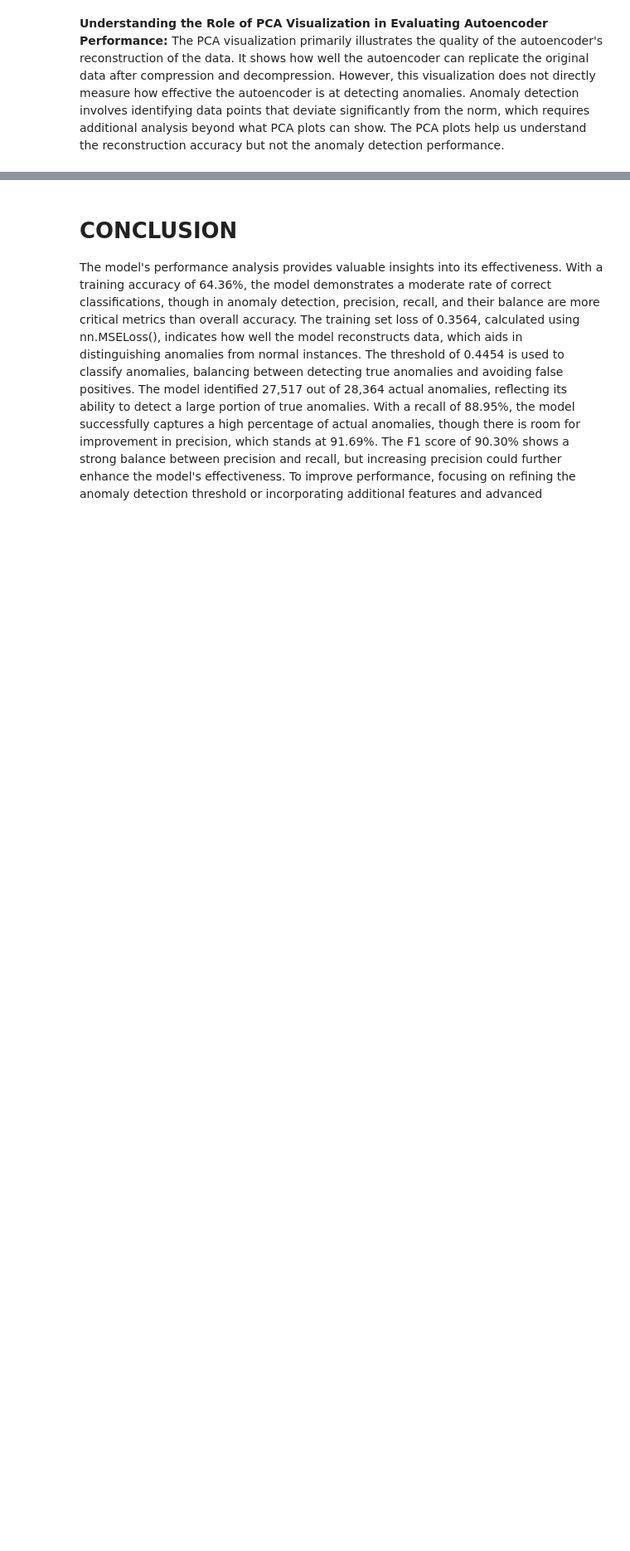
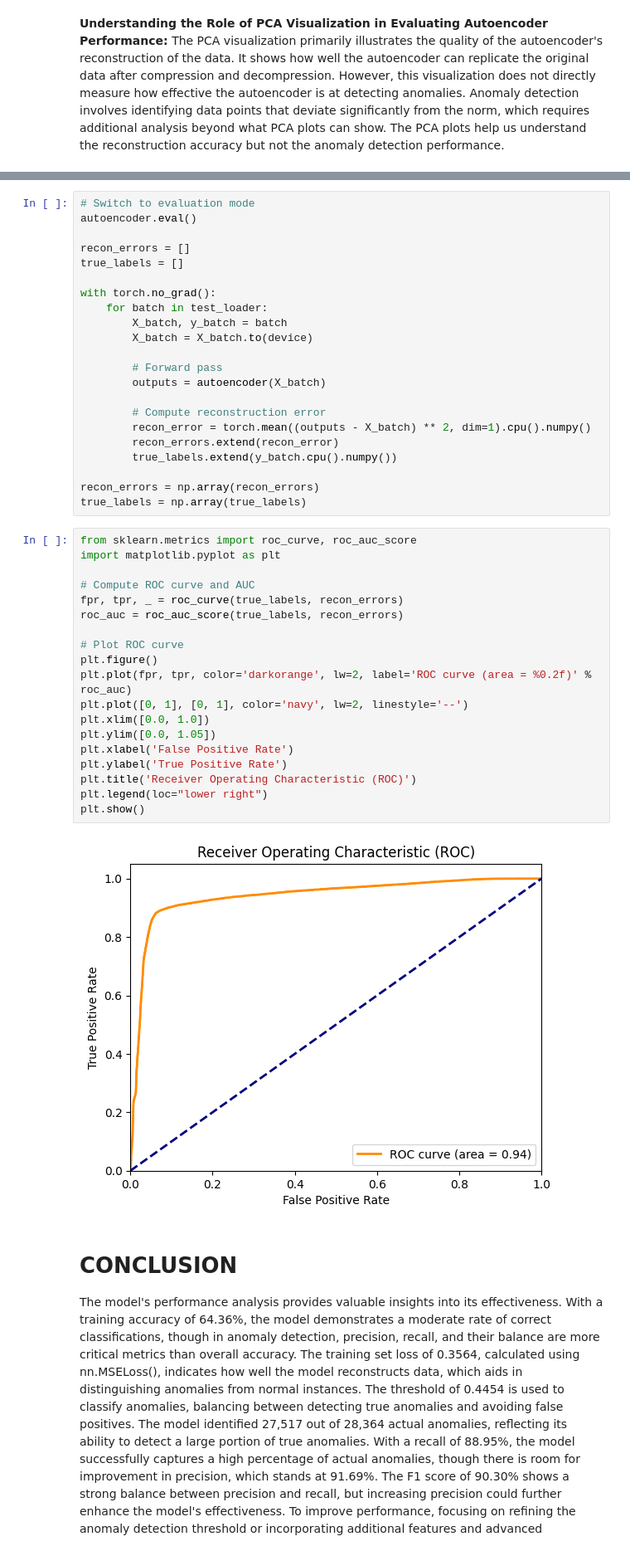
Before and after one commit to Hernan3scobar/Autoencoders, a Jupyter notebook: AutoEncoder-1.ipynb, the cells around one changed output, grey strips where cells are left out. Shown at 83% size. Drawn from its saved outputs; the diff is of its cells as text; blank space fills up the shorter version.

Commit message:
update roc metrics

```diff
--- a/AutoEncoder-1.ipynb
+++ b/AutoEncoder-1.ipynb
@@ -517,3 +535,46 @@ Set threshold: 0.4454
+# %%
+# Switch to evaluation mode
+autoencoder.eval()
+
+recon_errors = []
+true_labels = []
+
+with torch.no_grad():
+    for batch in test_loader:
+        X_batch, y_batch = batch
+        X_batch = X_batch.to(device)
+
+        # Forward pass
+        outputs = autoencoder(X_batch)
+
+        # Compute reconstruction error
+        recon_error = torch.mean((outputs - X_batch) ** 2, dim=1).cpu().numpy()
+        recon_errors.extend(recon_error)
+        true_labels.extend(y_batch.cpu().numpy())
+
+recon_errors = np.array(recon_errors)
+true_labels = np.array(true_labels)
+# %%
+from sklearn.metrics import roc_curve, roc_auc_score
+import matplotlib.pyplot as plt
+
+# Compute ROC curve and AUC
+fpr, tpr, _ = roc_curve(true_labels, recon_errors)
+roc_auc = roc_auc_score(true_labels, recon_errors)
+
+# Plot ROC curve
+plt.figure()
+plt.plot(fpr, tpr, color='darkorange', lw=2, label='ROC curve (area = %0.2f)' % roc_auc)
+plt.plot([0, 1], [0, 1], color='navy', lw=2, linestyle='--')
+plt.xlim([0.0, 1.0])
+plt.ylim([0.0, 1.05])
+plt.xlabel('False Positive Rate')
+plt.ylabel('True Positive Rate')
+plt.title('Receiver Operating Characteristic (ROC)')
+plt.legend(loc="lower right")
+plt.show()
+# %% [output]
+[figure, added]
 # %% [markdown]
 # CONCLUSION
 The model's performance analysis provides valuable insights into its effectiveness. With a training accuracy of 64.36%, the model demonstrates a moderate rate of correct classifications, though in anomaly detection, precision, recall, and their balance are more critical metrics than overall accuracy. The training set loss of 0.3564, calculated using nn.MSELoss(), indicates how well the model reconstructs data, which aids in distinguishing anomalies from normal instances. The threshold of 0.4454 is used to classify anomalies, balancing between detecting true anomalies and avoiding false positives. The model identified 27,517 out of 28,364 actual anomalies, reflecting its ability to detect a large portion of true anomalies. With a recall of 88.95%, the model successfully captures a high percentage of actual anomalies, though there is room for improvement in precision, which stands at 91.69%. The F1 score of 90.30% shows a strong balance between precision and recall, but increasing precision could further enhance the model's effectiveness. To improve performance, focusing on refining the anomaly detection threshold or incorporating additional features and advanced techniques may help achieve better precision while maintaining high recall. This improvement could come in a future updates.
```
Also changed, not shown: parts of 10 cells of this notebook.
